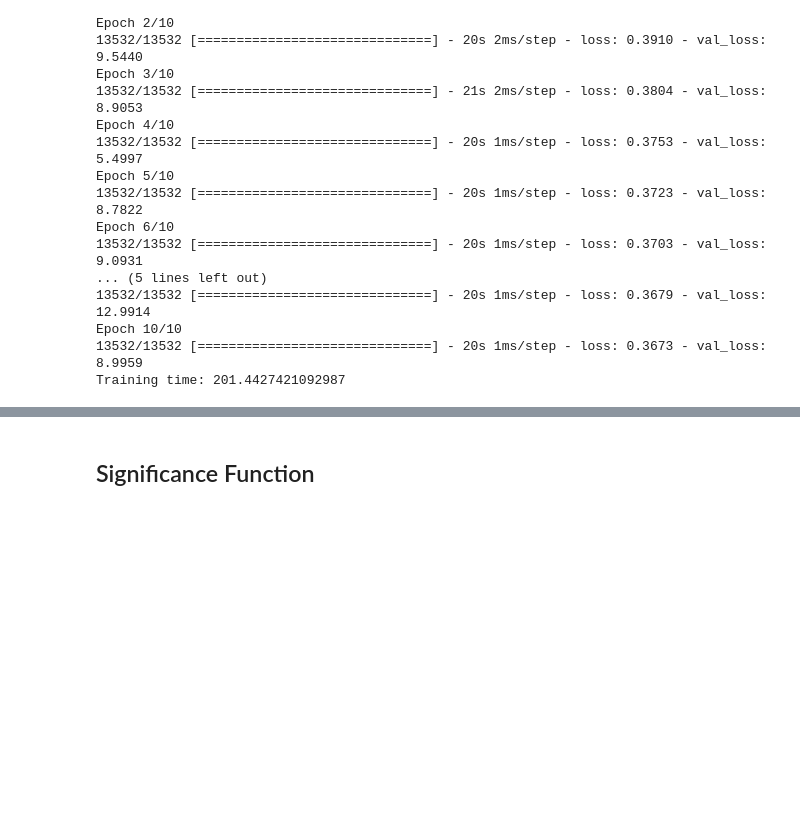
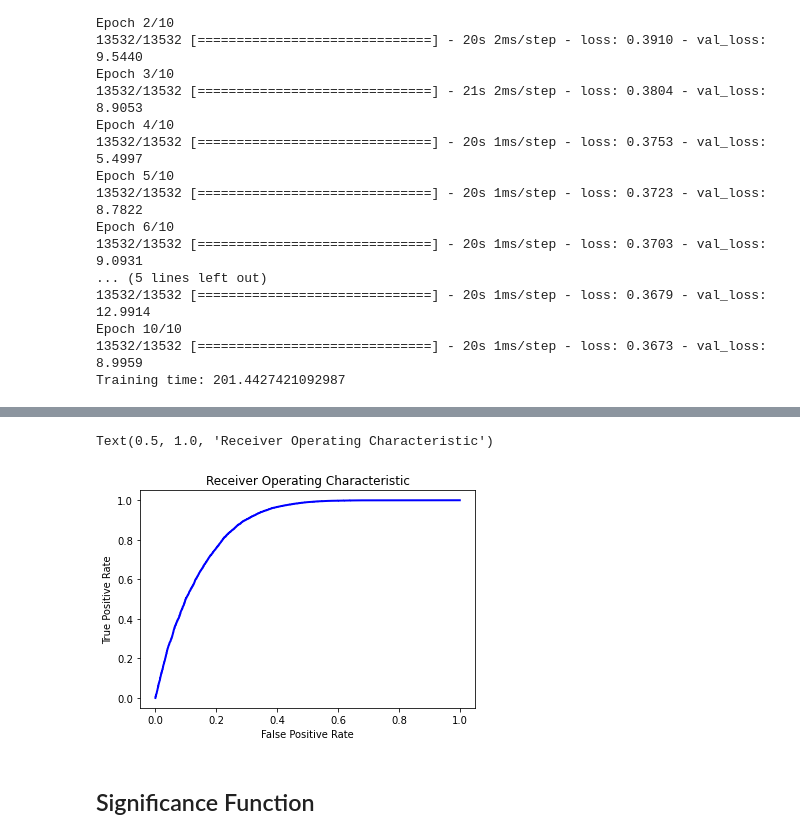
Before and after one commit to usatlas-ml-training/Intro-BDT-NN, a Jupyter notebook: HEPML_HandsOn_NN.ipynb, the cells around one changed output, grey strips where cells are left out. Cells and saved outputs as stored; diff of their text form; code cells hidden in the pictures; blank space fills up the shorter version.

```diff
--- a/HEPML_HandsOn_NN.ipynb
+++ b/HEPML_HandsOn_NN.ipynb
@@ -332,3 +331,13 @@ Z: 0.5766260443478011
+# %%
+from sklearn.metrics import roc_curve
+fpr,tpr,_ = roc_curve(y_true=y_test, y_score=y_pred_test,sample_weight=weights_test)
+plt.plot(fpr, tpr, color='blue',lw=2)
+plt.xlabel('False Positive Rate')
+plt.ylabel('True Positive Rate')
+plt.title('Receiver Operating Characteristic')
+# %% [output]
+Text(0.5, 1.0, 'Receiver Operating Characteristic')
+[figure, added]
 # %% [markdown]
 ## Significance Function
 # %% [markdown]
```
Also changed, not shown: parts of 1 cell of this notebook.
